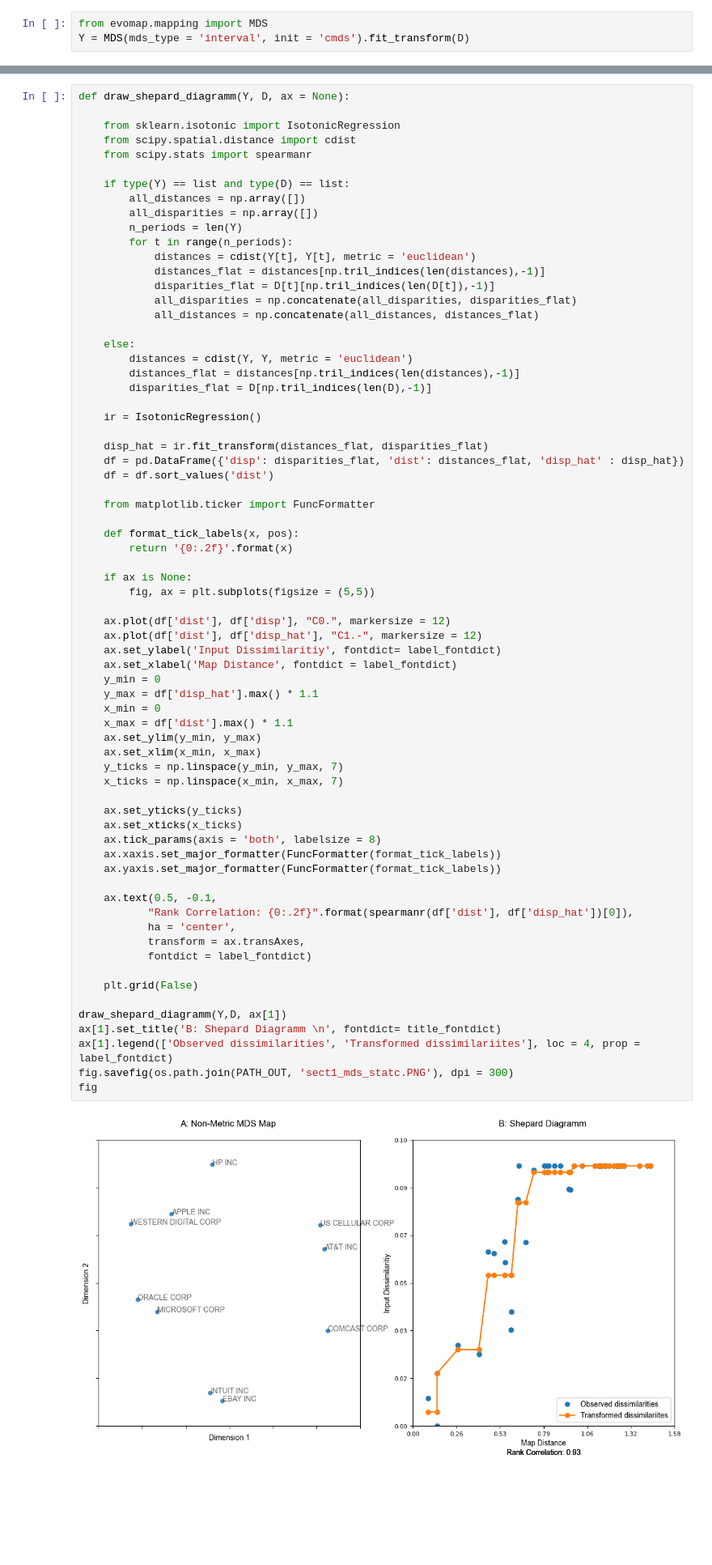
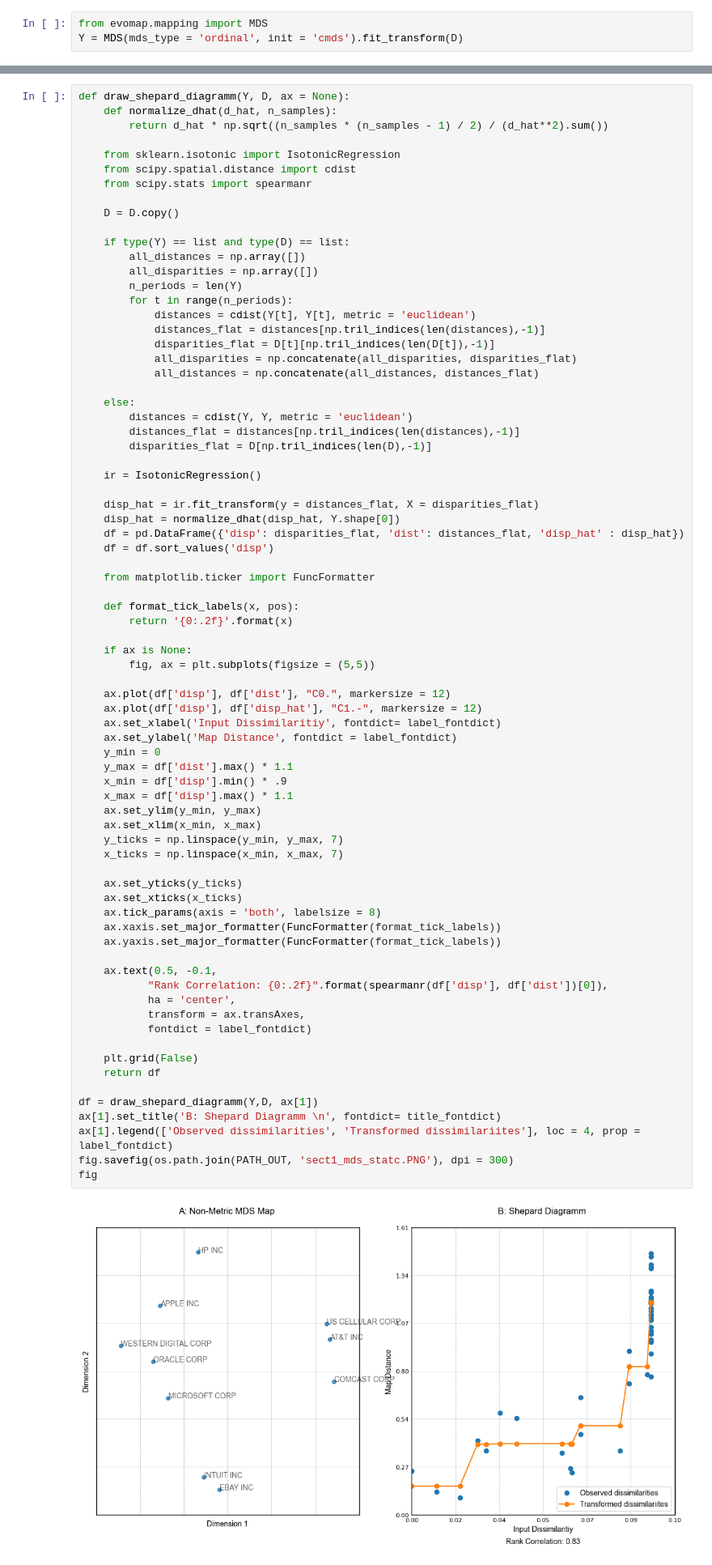
Before and after one commit to mpmatthe/evomap-JSS, a Jupyter notebook: src/evomap-demo.ipynb, the cells around one changed output, grey strips where cells are left out. Shown at 81% size. Cells and saved outputs as stored; diff of their text form; blank space fills up the shorter version.

```diff
--- a/src/evomap-demo.ipynb
+++ b/src/evomap-demo.ipynb
@@ -67,5 +67,5 @@ array([[0.  , 0.1 , 0.1 , 0.1 , 0.03, 0.1 , 0.04, 0.06, 0.1 , 0.03],
 # Section 1: Static MDS Demonstration
 # %%
 from evomap.mapping import MDS
-Y = MDS(mds_type = 'interval', init = 'cmds').fit_transform(D)
+Y = MDS(mds_type = 'ordinal', init = 'cmds').fit_transform(D)
 # %% [output]
@@ -87,10 +87,14 @@ ax[0].set_ylabel('Dimension 2', fontdict = label_fontdict)
 Text(0, 0.5, 'Dimension 2')
 # %%
 def draw_shepard_diagramm(Y, D, ax = None):
+    def normalize_dhat(d_hat, n_samples):
+        return d_hat * np.sqrt((n_samples * (n_samples - 1) / 2) / (d_hat**2).sum())
 
     from sklearn.isotonic import IsotonicRegression
     from scipy.spatial.distance import cdist
     from scipy.stats import spearmanr
+
+    D = D.copy()
 
     if type(Y) == list and type(D) == list:
         all_distances = np.array([])
@@ -110,52 +114,54 @@ def draw_shepard_diagramm(Y, D, ax = None):
 
     ir = IsotonicRegression()
 
-    disp_hat = ir.fit_transform(distances_flat, disparities_flat)
+    disp_hat = ir.fit_transform(y = distances_flat, X = disparities_flat)
+    disp_hat = normalize_dhat(disp_hat, Y.shape[0])
     df = pd.DataFrame({'disp': disparities_flat, 'dist': distances_flat, 'disp_hat' : disp_hat})
-    df = df.sort_values('dist')
+    df = df.sort_values('disp')
 
     from matplotlib.ticker import FuncFormatter
 
     def format_tick_labels(x, pos):
         return '{0:.2f}'.format(x)
 
     if ax is None:
         fig, ax = plt.subplots(figsize = (5,5))
 
-    ax.plot(df['dist'], df['disp'], "C0.", markersize = 12)
-    ax.plot(df['dist'], df['disp_hat'], "C1.-", markersize = 12)
-    ax.set_ylabel('Input Dissimilaritiy', fontdict= label_fontdict)
-    ax.set_xlabel('Map Distance', fontdict = label_fontdict)
+    ax.plot(df['disp'], df['dist'], "C0.", markersize = 12)
+    ax.plot(df['disp'], df['disp_hat'], "C1.-", markersize = 12)
+    ax.set_xlabel('Input Dissimilaritiy', fontdict= label_fontdict)
+    ax.set_ylabel('Map Distance', fontdict = label_fontdict)
     y_min = 0
-    y_max = df['disp_hat'].max() * 1.1
-    x_min = 0
-    x_max = df['dist'].max() * 1.1
+    y_max = df['dist'].max() * 1.1
+    x_min = df['disp'].min() * .9
+    x_max = df['disp'].max() * 1.1
     ax.set_ylim(y_min, y_max)
     ax.set_xlim(x_min, x_max)
     y_ticks = np.linspace(y_min, y_max, 7)
     x_ticks = np.linspace(x_min, x_max, 7)
 
     ax.set_yticks(y_ticks)
     ax.set_xticks(x_ticks)
     ax.tick_params(axis = 'both', labelsize = 8)
     ax.xaxis.set_major_formatter(FuncFormatter(format_tick_labels))
     ax.yaxis.set_major_formatter(FuncFormatter(format_tick_labels))
 
     ax.text(0.5, -0.1,
-           "Rank Correlation: {0:.2f}".format(spearmanr(df['dist'], df['disp_hat'])[0]),
+           "Rank Correlation: {0:.2f}".format(spearmanr(df['disp'], df['dist'])[0]),
            ha = 'center',
            transform = ax.transAxes,
            fontdict = label_fontdict)
 
     plt.grid(False)
+    return df
 
-draw_shepard_diagramm(Y,D, ax[1])
+df = draw_shepard_diagramm(Y,D, ax[1])
 ax[1].set_title('B: Shepard Diagramm \n', fontdict= title_fontdict)
 ax[1].legend(['Observed dissimilarities', 'Transformed dissimilariites'], loc = 4, prop = label_fontdict)
 fig.savefig(os.path.join(PATH_OUT, 'sect1_mds_statc.PNG'), dpi = 300)
 fig
 # %% [output]
-[figure, old version]
+[figure, new version]
 [figure]
 # %%
 from evomap.datasets import load_tnic_sample_small
```
Also changed, not shown: parts of 15 cells of this notebook, 9 other files.
